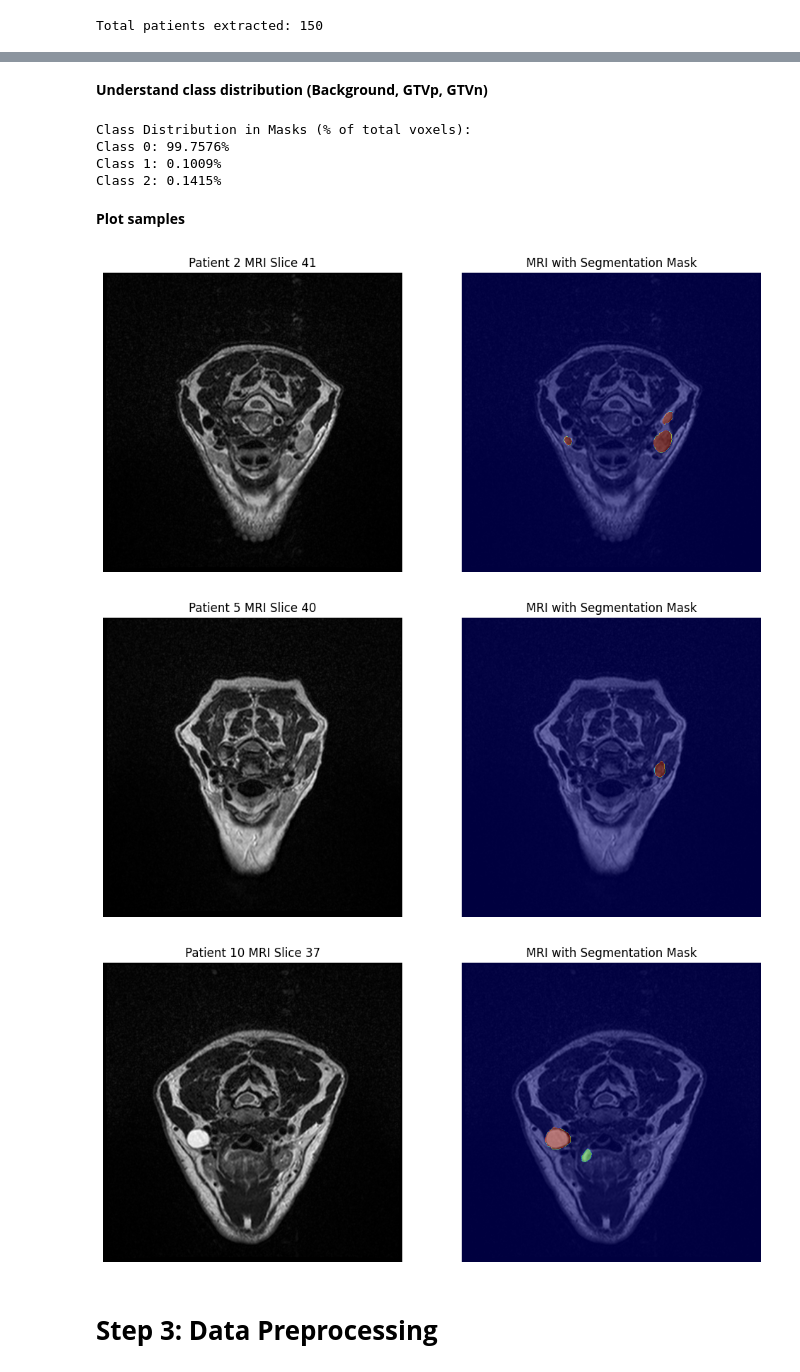
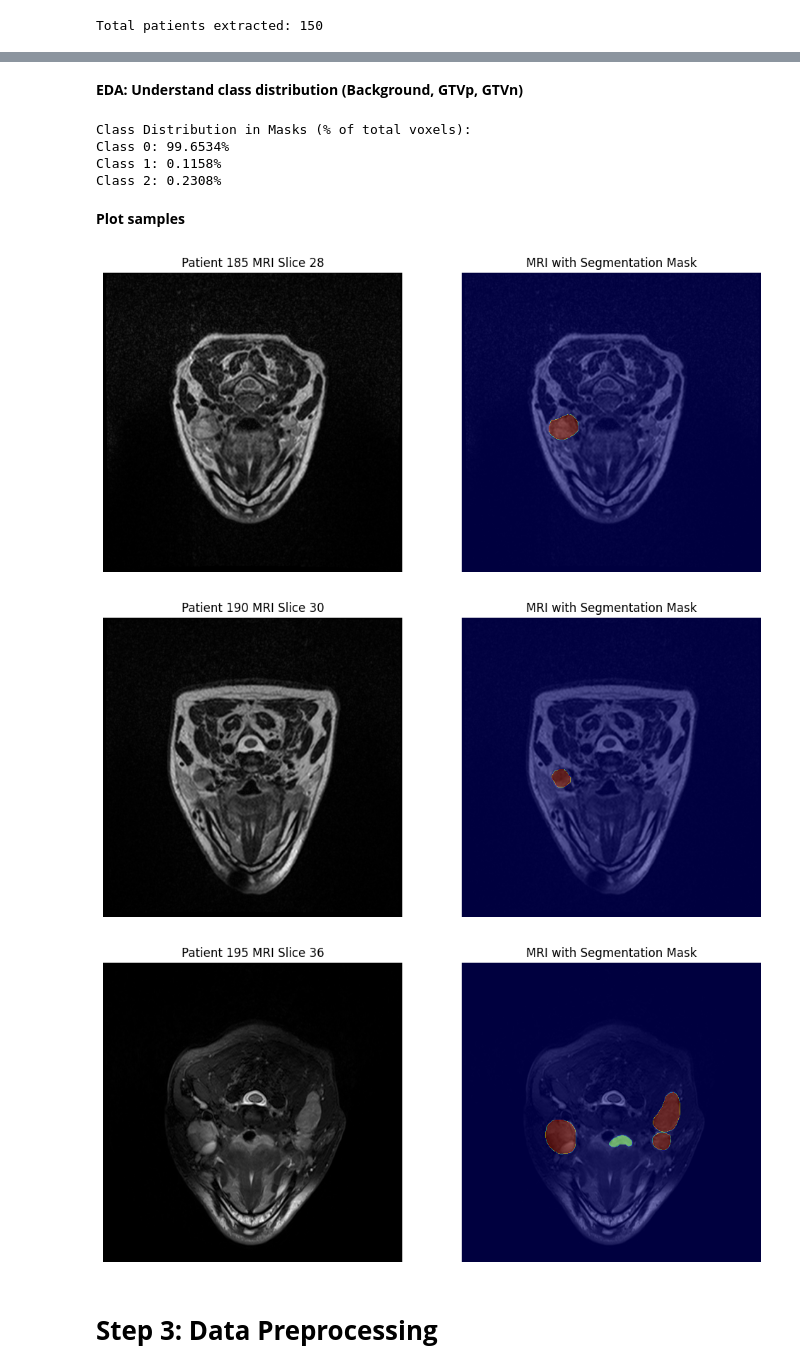
Before and after one commit to bjorneme/TDT17_mini_project, a Jupyter notebook: main.ipynb, the cells around one changed output, grey strips where cells are left out. Drawn from its saved outputs; the diff is of its cells as text; code cells hidden in the pictures.

```diff
--- a/main.ipynb
+++ b/main.ipynb
@@ -60,7 +62,7 @@ voxel_sizes = []
 intensities = []
 mask_voxel_counts = []
 
-for patient_id in patient_folders[:5]: # TODO
+for patient_id in patient_folders[:10]:
 
     mri_path = os.path.join(train_dir, patient_id, 'preRT', f'{patient_id}_preRT_T2.nii.gz')
     mask_path = os.path.join(train_dir, patient_id, 'preRT', f'{patient_id}_preRT_mask.nii.gz')
@@ -181,5 +135,5 @@ plt.show()
 # %% [markdown]
-**Understand class distribution (Background, GTVp, GTVn)**
+**EDA: Understand class distribution (Background, GTVp, GTVn)**
 # %%
 # Aggregate mask voxel counts
 class_counts = {}
@@ -198,9 +152,9 @@ for cls, pct in class_percentages.items():
     print(f"Class {cls}: {pct:.4f}%")
 # %% [output]
 Class Distribution in Masks (% of total voxels):
-Class 0: 99.7576%
-Class 1: 0.1009%
-Class 2: 0.1415%
+Class 0: 99.6534%
+Class 1: 0.1158%
+Class 2: 0.2308%
 # %% [markdown]
 **Plot samples**
 # %%
@@ -212,42 +166,41 @@ def plot_sample(patient_id, slice_index=None):
     mri_img = nib.load(mri_path)
     mask_img = nib.load(mask_path)
 
     mri_data = mri_img.get_fdata()
     mask_data = mask_img.get_fdata()
 
-    # If no slice index is provided, use the middle slice
-    if slice_index is None:
-        slice_index = mri_data.shape[2] // 2
+    # Use the middle slice
+    slice_index = mri_data.shape[2] // 2
 
     mri_slice = mri_data[:, :, slice_index]
     mask_slice = mask_data[:, :, slice_index]
 
     # Plot MRI and Mask
     plt.figure(figsize=(12, 6))
 
     # MRI Image
     plt.subplot(1, 2, 1)
     plt.imshow(mri_slice.T, cmap='gray', origin='lower')
     plt.title(f'Patient {patient_id} MRI Slice {slice_index}')
     plt.axis('off')
 
     # Mask Overlay
     plt.subplot(1, 2, 2)
     plt.imshow(mri_slice.T, cmap='gray', origin='lower')
     plt.imshow(mask_slice.T, cmap='jet', alpha=0.5, origin='lower')
     plt.title('MRI with Segmentation Mask')
     plt.axis('off')
 
     plt.show()
 
 # Plot samples from a few patients
-sample_patients = ['2', '5', '10']
-for pid in sample_patients:
-    plot_sample(pid)
+patient_ids = ['185', '190', '195']
+for patient_id in patient_ids:
+    plot_sample(patient_id)
 # %% [output]
-[figure, old version]
+[figure, new version]
-[figure, old version]
+[figure, new version]
-[figure, old version]
+[figure, new version]
 # %% [markdown]
 # **Step 3: Data Preprocessing**
 # %%
```
Also changed, not shown: parts of 16 cells of this notebook.
